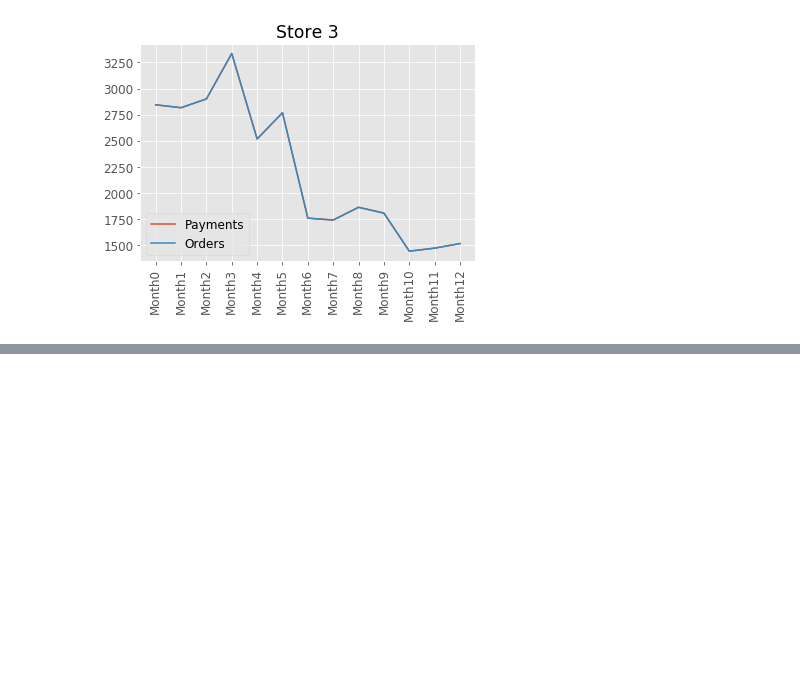
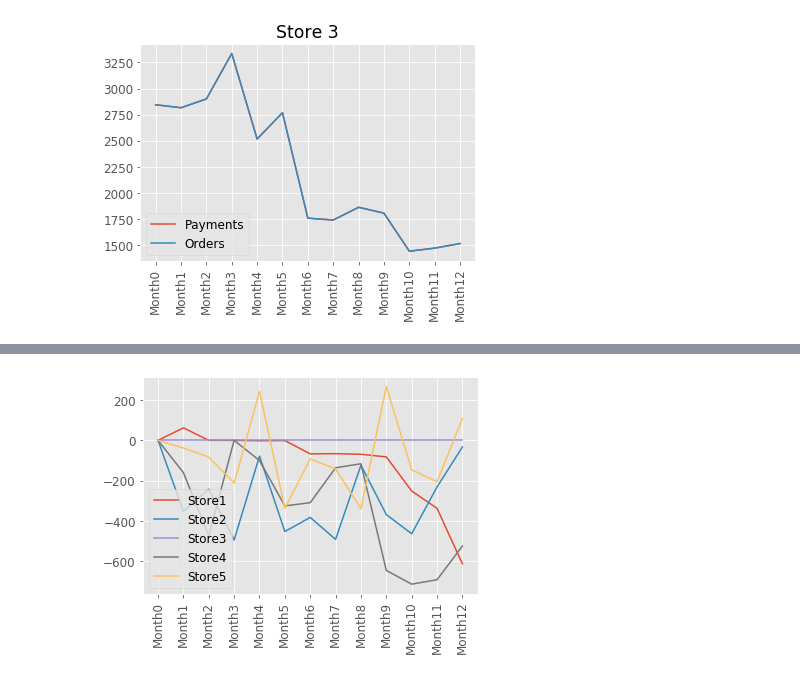
Before and after one commit to yuchild/fairbanc_takehome, a Jupyter notebook: fairbanc_analysis.ipynb, the cells around one changed output, grey strips where cells are left out. Saved outputs shown, nothing was run; the diff lists cells and outputs as text; code cells hidden in the pictures; blank space fills up the shorter version.

```diff
--- a/fairbanc_analysis.ipynb
+++ b/fairbanc_analysis.ipynb
@@ -131,0 +132,2 @@ plt.title('Store 5');
+# %%
+difference = pd.read_csv('difference.csv')
@@ -131,0 +143,25 @@ plt.title('Store 5');
+# %%
+plt.plot(difference.columns[1:]
+            , difference.loc[0][1:].values
+            , label = 'Store1'
+           )
+plt.plot(difference.columns[1:]
+            , difference.loc[1][1:].values
+            , label = 'Store2'
+           )
+plt.plot(difference.columns[1:]
+            , difference.loc[2][1:].values
+            , label = 'Store3'
+           )
+plt.plot(difference.columns[1:]
+            , difference.loc[3][1:].values
+            , label = 'Store4'
+           )
+plt.plot(difference.columns[1:]
+            , difference.loc[4][1:].values
+            , label = 'Store5'
+           )
+plt.xticks(rotation=90)
+plt.legend();
+# %% [output]
+[figure, added]
```
Also changed, not shown: parts of 8 cells of this notebook, 3 other files.
